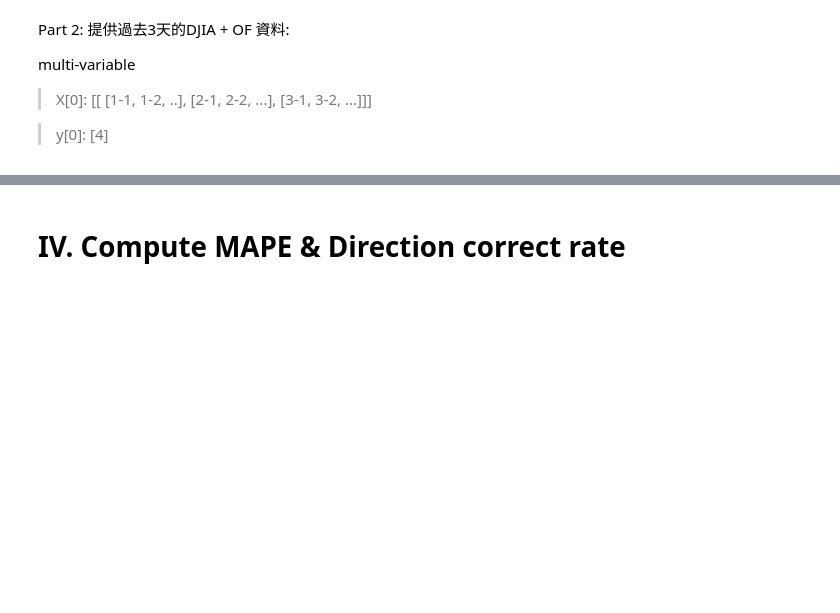
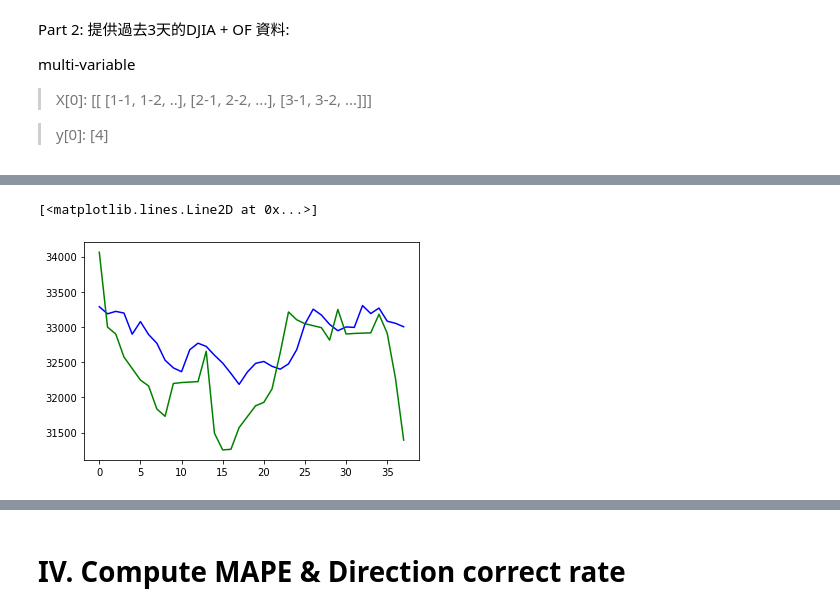
Before and after one commit to la83la/about_emotion, a Jupyter notebook: LSTM_modal_for_OF.ipynb, the cells around one changed output, grey strips where cells are left out. Drawn from its saved outputs; the diff is of its cells as text; code cells hidden in the pictures; blank space fills up the shorter version.

```diff
--- a/LSTM_modal_for_OF.ipynb
+++ b/LSTM_modal_for_OF.ipynb
@@ -209,0 +250,4 @@ multi-variable
+# %%
+X_train2, y_train2 = X2[:38], y2[:38]
+X_test2, y_test2 = X2[41:], y2[41:]
+X_train2.shape, y_train2.shape, X_test2.shape, y_test2.shape
@@ -209,0 +256,8 @@ multi-variable
+# %%
+model2 = Sequential()
+model2.add(InputLayer((WINDOW_SIZE, NUM_FEATURE)))
+model2.add(LSTM(64))
+model2.add(Dense(8, 'relu'))
+model2.add(Dense(1, 'linear'))
+
+model2.summary()
@@ -209,0 +280,4 @@ multi-variable
+# %%
+model2.compile(loss=MeanSquaredError(), optimizer=Adam(learning_rate=0.01), metrics=[RootMeanSquaredError()])
+# %%
+model2.fit(X_train2, y_train2, epochs=10)
@@ -209,0 +306,17 @@ multi-variable
+# %%
+# train result
+train_predictions2 = model2.predict(X_train2).flatten()
+pred = mms1.inverse_transform(train_predictions2.reshape(-1, 1))
+pred = pred.reshape(-1,)
+act = mms1.inverse_transform(y_train2.reshape(-1, 1))
+act = act.reshape(-1,)
+
+train_results2 = pd.DataFrame(data={
+    'Train Predictions':pred,
+    'Actuals':act})
+
+plt.plot(train_results2['Train Predictions'], c='b')
+plt.plot(train_results2['Actuals'], c='g')
+# %% [output]
+[<matplotlib.lines.Line2D at 0x...>]
+[figure, added]
```
Also changed, not shown: parts of 21 cells of this notebook.
